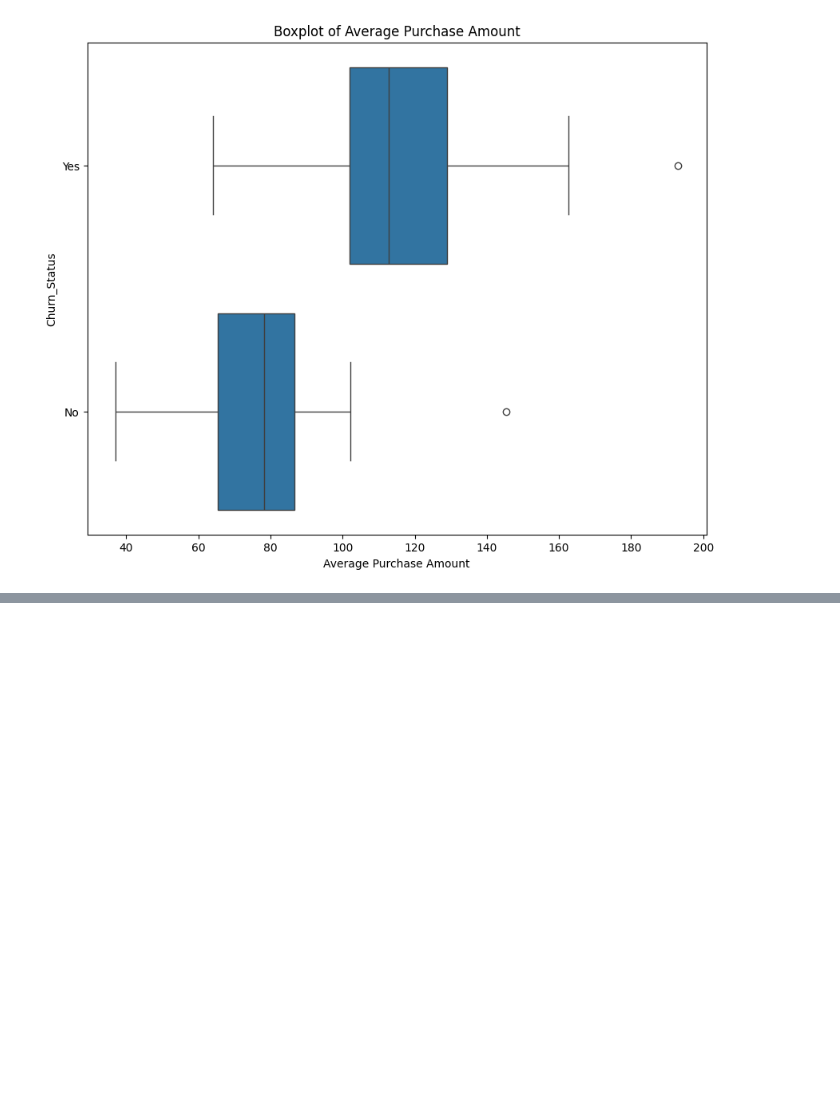
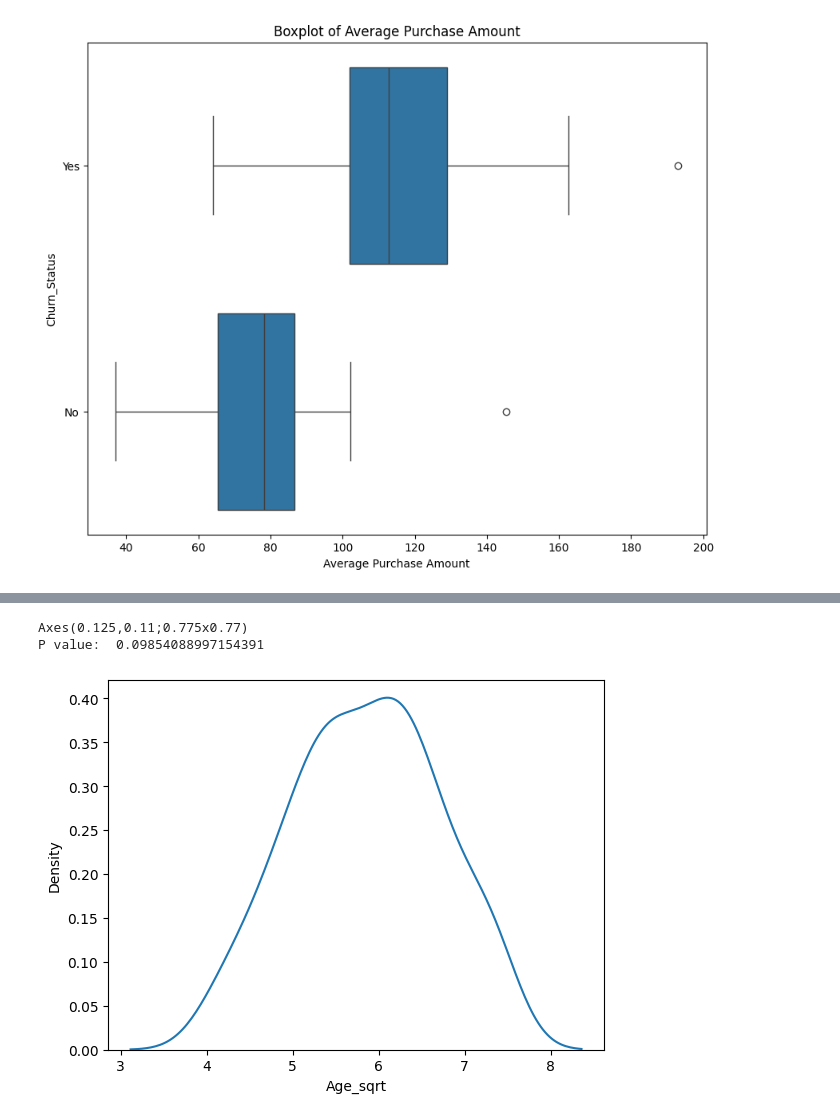
Before and after one commit to nsn-mah6/data_analysis_Beginnning, a Jupyter notebook: data_analysis.ipynb, the cells around one changed output, grey strips where cells are left out. Cells and saved outputs as stored; diff of their text form; code cells hidden in the pictures; blank space fills up the shorter version.

```diff
--- a/data_analysis.ipynb
+++ b/data_analysis.ipynb
@@ -626,0 +654,14 @@ plt.show()
+# %%
+def sqrt_transformation(data, column_name):
+    data[f'{column_name}_sqrt'] = np.sqrt(data[column_name])
+    stat, p_value = shapiro(data[f'{column_name}_sqrt'])
+    kdeplot = sns.kdeplot(data[f'{column_name}_sqrt'])
+
+    print(kdeplot)
+    print('P value: ', p_value)
+# %%
+sqrt_transformation(final_data, 'Age')
+# %% [output]
+Axes(0.125,0.11;0.775x0.77)
+P value:  0.09854088997154391
+[figure, added]
```
Also changed, not shown: parts of 14 cells of this notebook.
